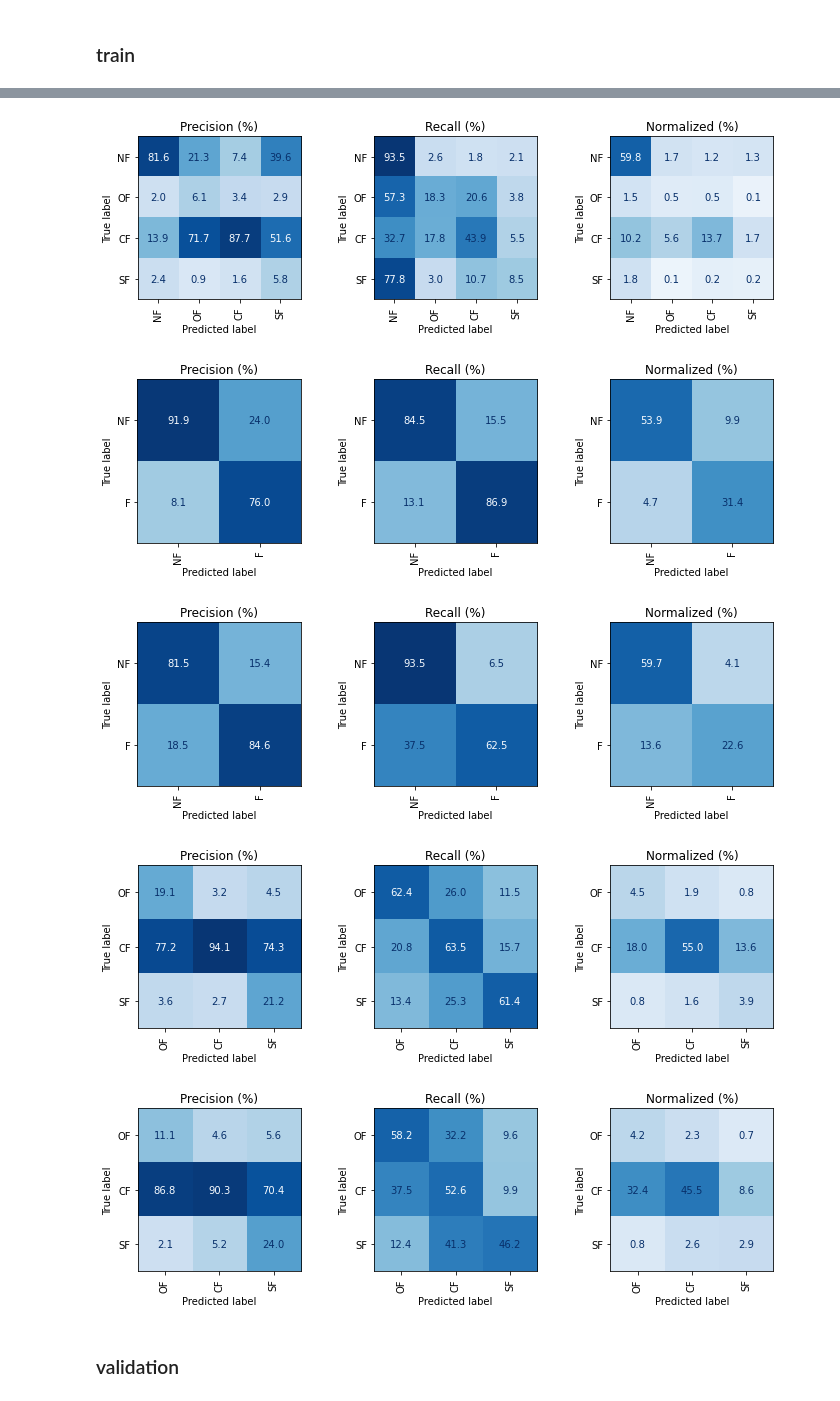
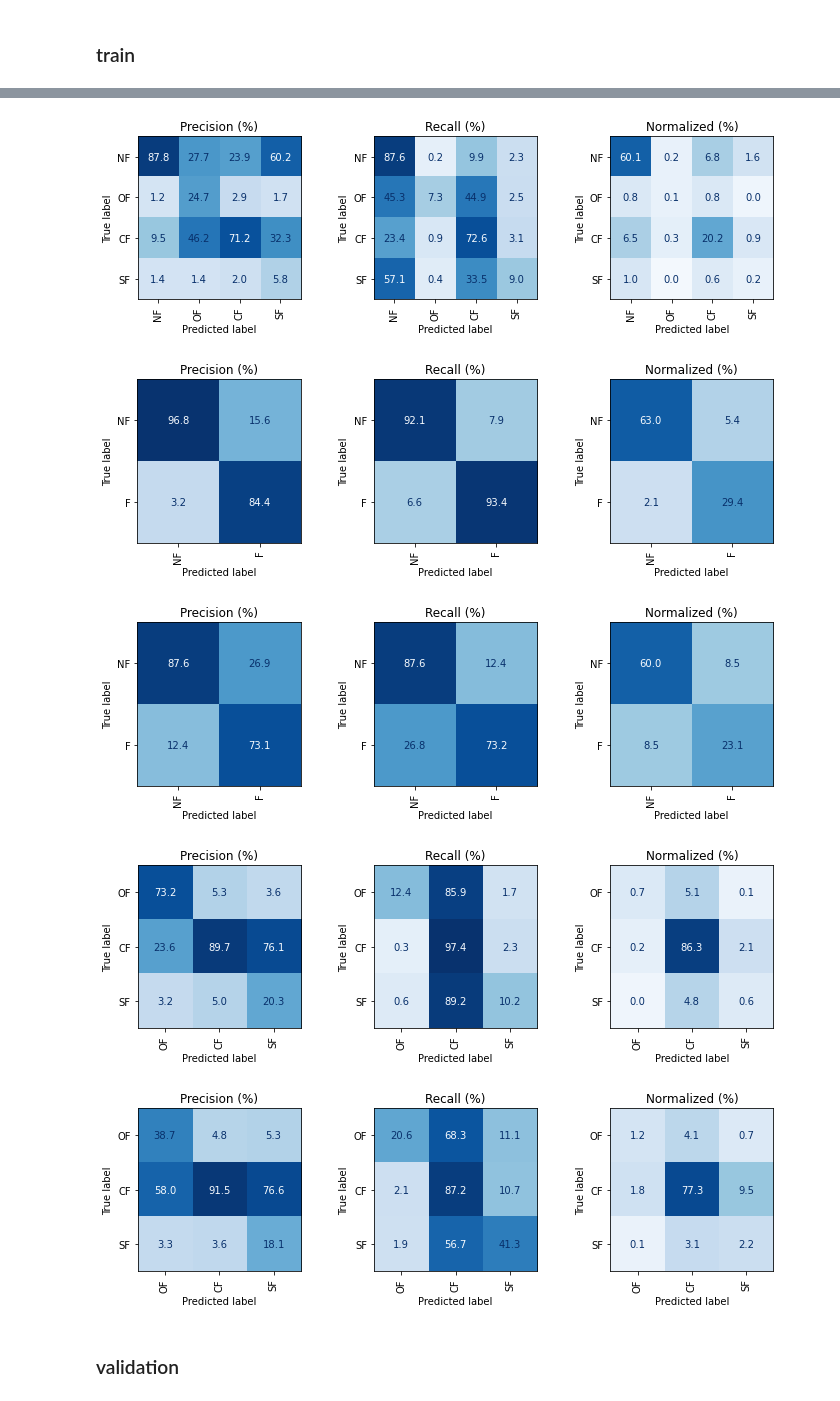
Before and after one commit to KookaS/multi-resolution-forest-mapping, a Jupyter notebook: src/analysis/analyse_results.ipynb, the cells around one changed output, grey strips where cells are left out. Drawn from its saved outputs; the diff is of its cells as text; code cells hidden in the pictures.

```diff
--- a/src/analysis/analyse_results.ipynb
+++ b/src/analysis/analyse_results.ipynb
@@ -20,6 +37,6 @@ KeyboardInterrupt:
 # %% [markdown]
 ### train
 # %%
-fn = '/media/data/charrez/multi-resolution-forest-mapping/results/baseline_hierarchical/inference/epoch_13/results2_metrics.pt'
-show_model_metrics(fn, None)
+fn = '/media/data/charrez/multi-resolution-forest-mapping/results6/training/results6_metrics.pt'
+show_model_metrics(fn, -2)
 # %% [output]
@@ -44,8 +61,8 @@ seg_1_sim
-[figure, old version]
+[figure, new version]
-[figure, old version]
+[figure, new version]
-[figure, old version]
+[figure, new version]
-[figure, old version]
+[figure, new version]
-[figure, old version]
+[figure, new version]
 # %% [markdown]
 ### validation
 # %%
```
Also changed, not shown: parts of 5 cells of this notebook, 27 other files.
